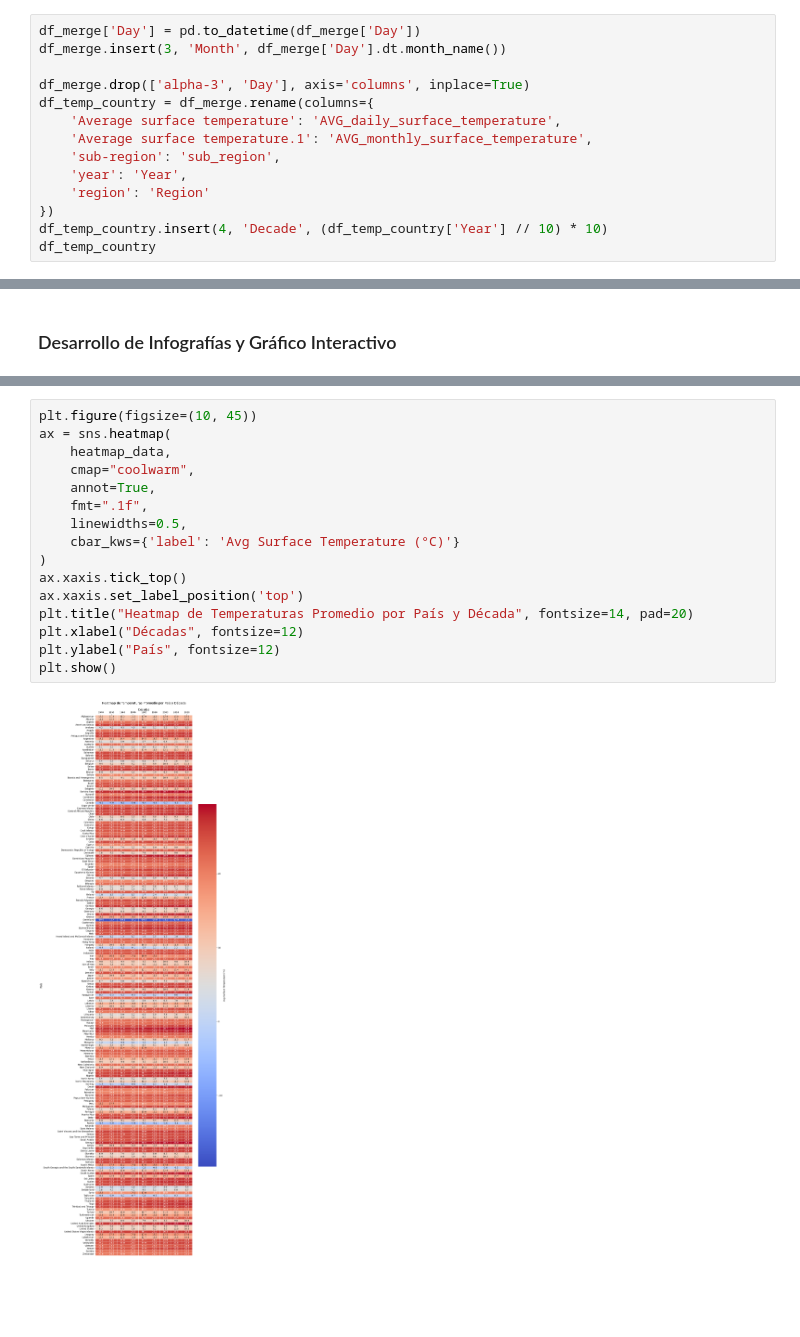
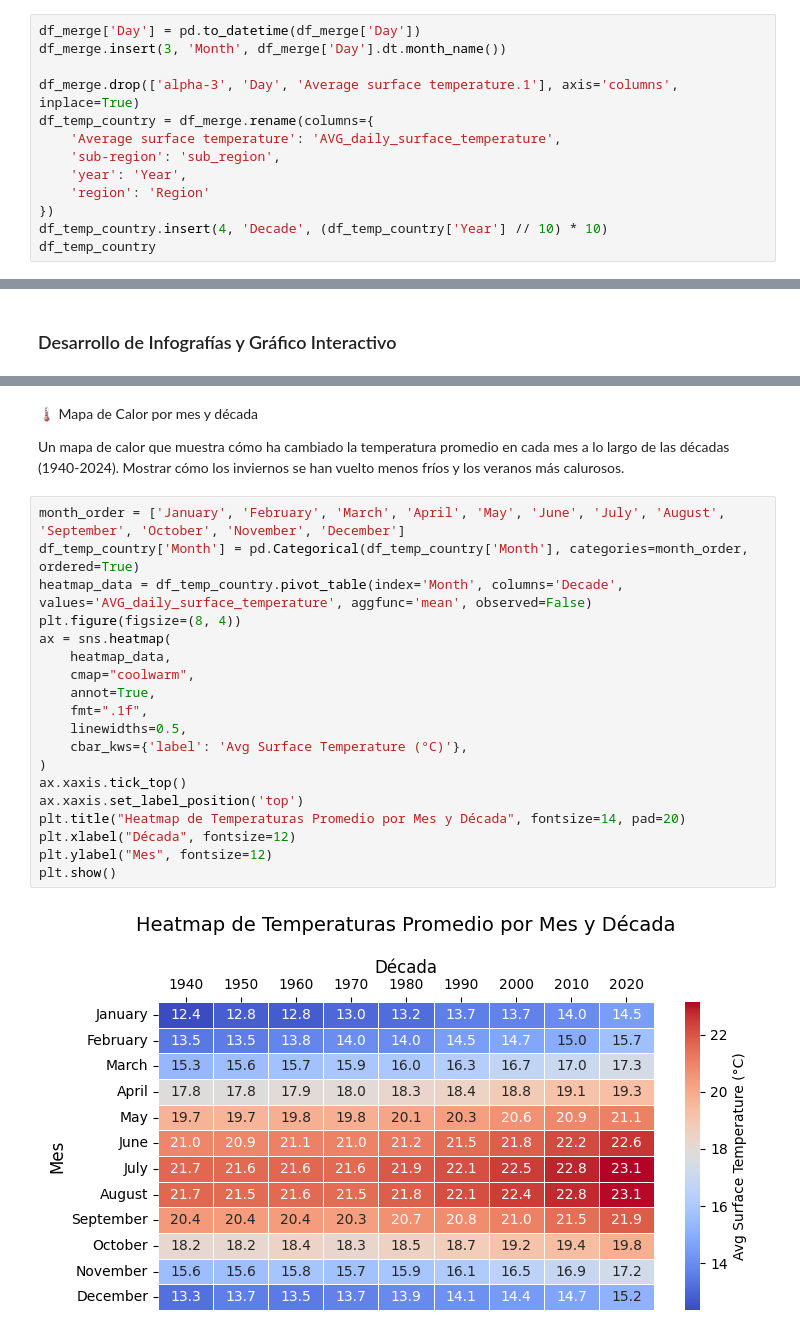
Before and after one commit to Daniela-Toro/80-years-of-change-in-global-temperature, a Jupyter notebook: Toro_Daniela_Code.ipynb, the cells around one changed output, grey strips where cells are left out. Saved outputs shown, nothing was run; the diff lists cells and outputs as text; blank space fills up the shorter version.

Commit message:
many changes and 2 new graphics

```diff
--- a/Toro_Daniela_Code.ipynb
+++ b/Toro_Daniela_Code.ipynb
@@ -129,10 +136,9 @@ Se actualizan los nombres de las series a fin de que sean mas entendibles, se el
 df_merge['Day'] = pd.to_datetime(df_merge['Day'])
 df_merge.insert(3, 'Month', df_merge['Day'].dt.month_name())
 
-df_merge.drop(['alpha-3', 'Day'], axis='columns', inplace=True)
+df_merge.drop(['alpha-3', 'Day', 'Average surface temperature.1'], axis='columns', inplace=True)
 df_temp_country = df_merge.rename(columns={
     'Average surface temperature': 'AVG_daily_surface_temperature',
-    'Average surface temperature.1': 'AVG_monthly_surface_temperature',
     'sub-region': 'sub_region',
     'year': 'Year',
     'region': 'Region'
@@ -180,18 +164,25 @@ heatmap_data
+# %% [markdown]
+🌡️ Mapa de Calor por mes y década
+
+Un mapa de calor que muestra cómo ha cambiado la temperatura promedio en cada mes a lo largo de las décadas (1940-2024). Mostrar cómo los inviernos se han vuelto menos fríos y los veranos más calurosos.
 # %%
-plt.figure(figsize=(10, 45))
+month_order = ['January', 'February', 'March', 'April', 'May', 'June', 'July', 'August', 'September', 'October', 'November', 'December']
+df_temp_country['Month'] = pd.Categorical(df_temp_country['Month'], categories=month_order, ordered=True)
+heatmap_data = df_temp_country.pivot_table(index='Month', columns='Decade', values='AVG_daily_surface_temperature', aggfunc='mean', observed=False)
+plt.figure(figsize=(8, 4))
 ax = sns.heatmap(
     heatmap_data,
     cmap="coolwarm",
     annot=True,
     fmt=".1f",
     linewidths=0.5,
-    cbar_kws={'label': 'Avg Surface Temperature (°C)'}
+    cbar_kws={'label': 'Avg Surface Temperature (°C)'},
 )
 ax.xaxis.tick_top()
 ax.xaxis.set_label_position('top')
-plt.title("Heatmap de Temperaturas Promedio por País y Década", fontsize=14, pad=20)
-plt.xlabel("Décadas", fontsize=12)
-plt.ylabel("País", fontsize=12)
+plt.title("Heatmap de Temperaturas Promedio por Mes y Década", fontsize=14, pad=20)
+plt.xlabel("Década", fontsize=12)
+plt.ylabel("Mes", fontsize=12)
 plt.show()
 # %% [output]
-[figure, old version]
+[figure, new version]
```
Also changed, not shown: parts of 15 cells of this notebook.
